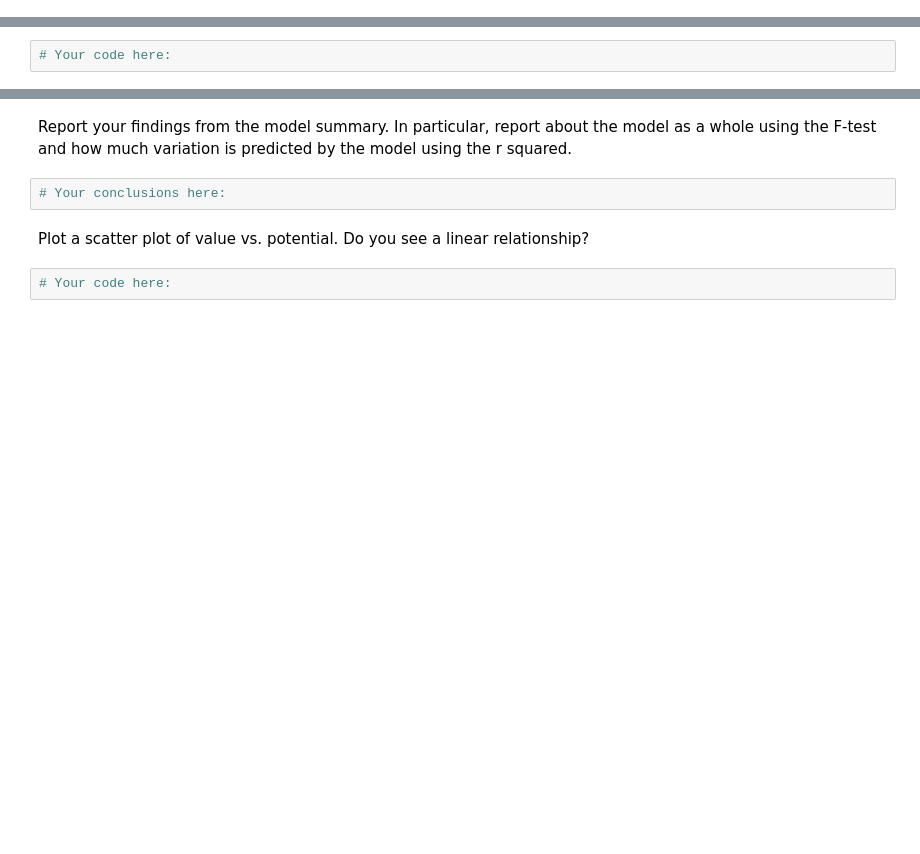
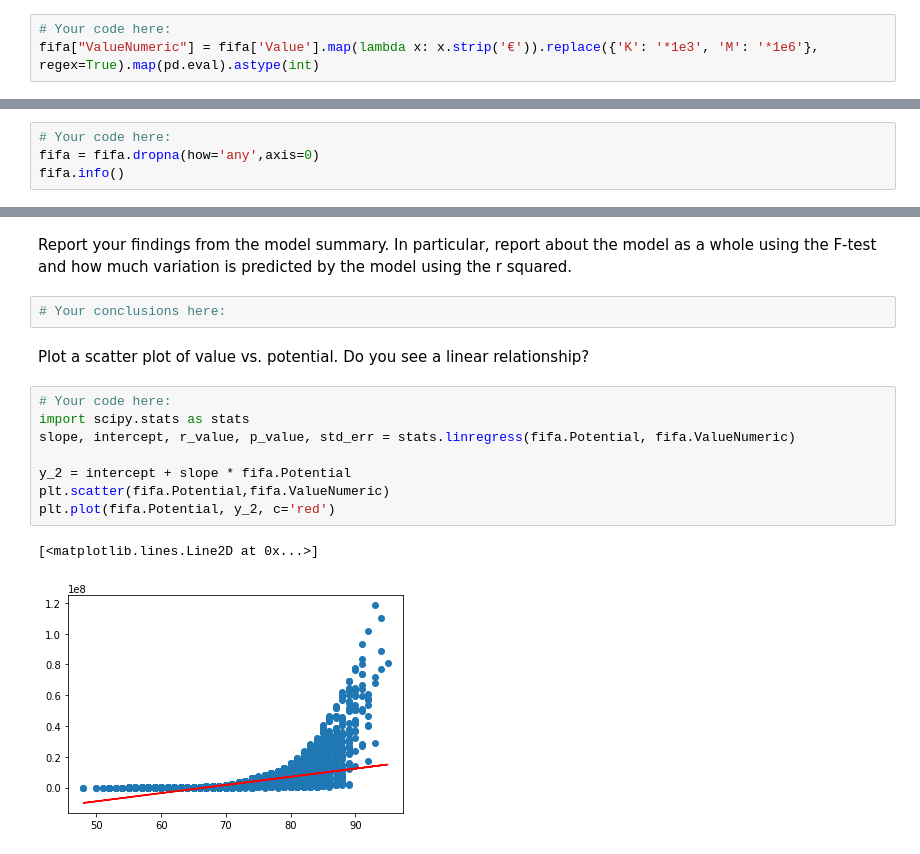
Before and after one commit to ta-datapt-bcn/lab-correlation-tests-with-scipy, a Jupyter notebook: your-code/main.ipynb, the cells around one changed output, grey strips where cells are left out. Cells and saved outputs as stored; diff of their text form; blank space fills up the shorter version.

```diff
--- a/your-code/main.ipynb
+++ b/your-code/main.ipynb
@@ -35,0 +37,3 @@ Player's values are expressed in millions of euros. We would like this column to
+# %%
+# Your code here:
+fifa["ValueNumeric"] = fifa['Value'].map(lambda x: x.strip('€')).replace({'K': '*1e3', 'M': '*1e6'}, regex=True).map(pd.eval).astype(int)
@@ -59,3 +90,5 @@ Our goal with using linear regression is to create a mathematical model that wil
 We'll start by ensuring there are no missing values. Examine all variables for all missing values. If there are missing values in a row, remove the entire row.
 # %%
 # Your code here:
+fifa = fifa.dropna(how='any',axis=0)
+fifa.info()
@@ -79,5 +188,14 @@ Report your findings from the model summary. In particular, report about the mod
 # Your conclusions here:
 # %% [markdown]
 Plot a scatter plot of value vs. potential. Do you see a linear relationship?
-# %%
-# Your code here:
+# %%
+# Your code here:
+import scipy.stats as stats
+slope, intercept, r_value, p_value, std_err = stats.linregress(fifa.Potential, fifa.ValueNumeric)
+
+y_2 = intercept + slope * fifa.Potential
+plt.scatter(fifa.Potential,fifa.ValueNumeric)
+plt.plot(fifa.Potential, y_2, c='red')
+# %% [output]
+[<matplotlib.lines.Line2D at 0x...>]
+[figure, added]
```
Also changed, not shown: parts of 12 cells of this notebook.
